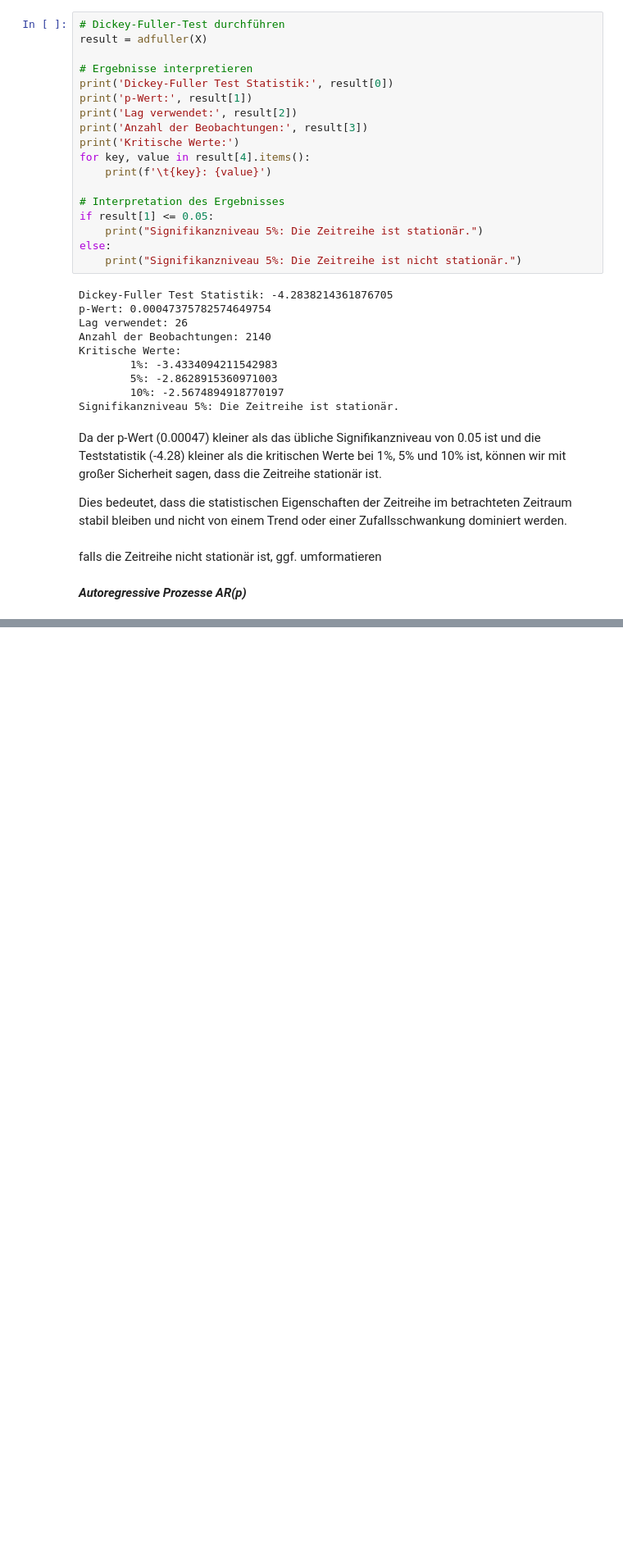
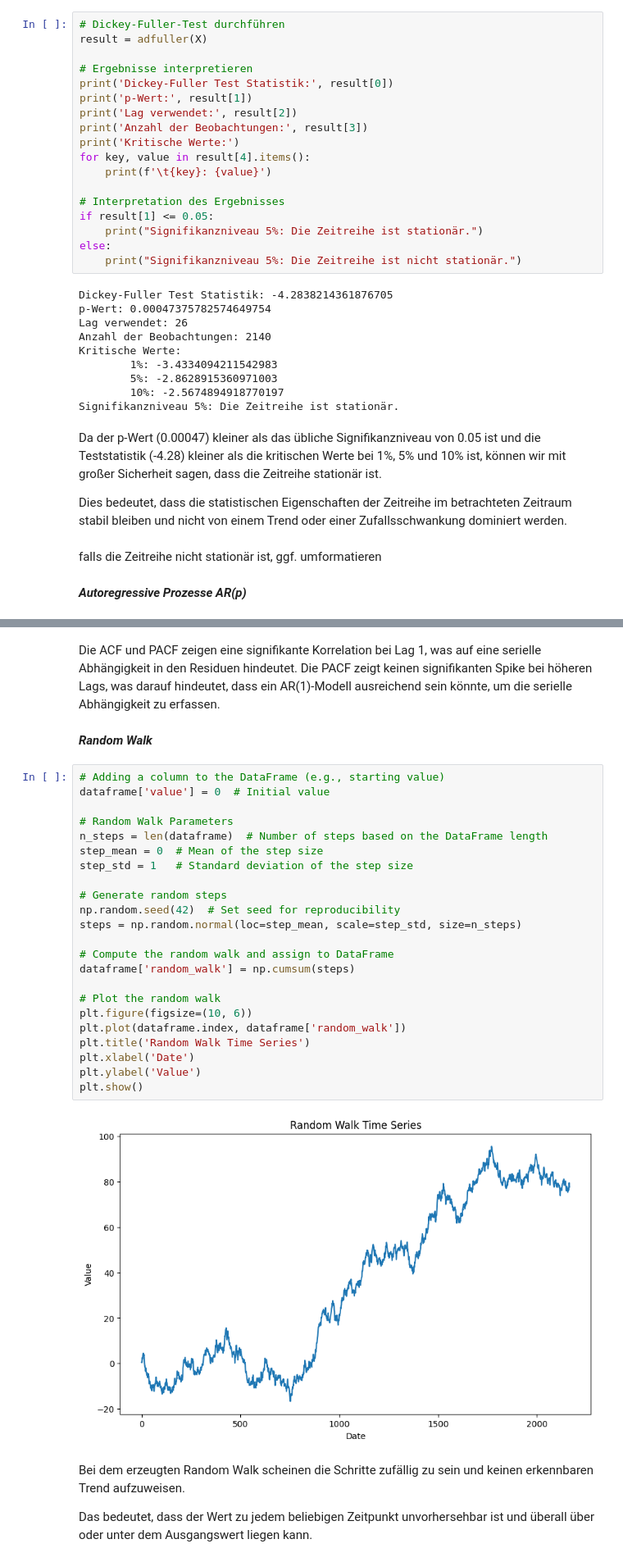
Before and after one commit to BrockherdeT/econometrics, a Jupyter notebook: shared_A4.ipynb, the cells around one changed output, grey strips where cells are left out. Shown at 82% size. Saved outputs shown, nothing was run; the diff lists cells and outputs as text; blank space fills up the shorter version.

```diff
--- a/shared_A4.ipynb
+++ b/shared_A4.ipynb
@@ -433,0 +549,34 @@ Text(0, 0.5, 'Partial Autocorrelation')
+# %% [markdown]
+Die ACF und PACF zeigen eine signifikante Korrelation bei Lag 1, was auf eine serielle Abhängigkeit in den Residuen hindeutet.
+Die PACF zeigt keinen signifikanten Spike bei höheren Lags, was darauf hindeutet, dass ein AR(1)-Modell ausreichend sein könnte, um die serielle Abhängigkeit zu erfassen.
+# %% [markdown]
+***Random Walk***
+# %%
+# Adding a column to the DataFrame (e.g., starting value)
+dataframe['value'] = 0  # Initial value
+
+# Random Walk Parameters
+n_steps = len(dataframe)  # Number of steps based on the DataFrame length
+step_mean = 0  # Mean of the step size
+step_std = 1   # Standard deviation of the step size
+
+# Generate random steps
+np.random.seed(42)  # Set seed for reproducibility
+steps = np.random.normal(loc=step_mean, scale=step_std, size=n_steps)
+
+# Compute the random walk and assign to DataFrame
+dataframe['random_walk'] = np.cumsum(steps)
+
+# Plot the random walk
+plt.figure(figsize=(10, 6))
+plt.plot(dataframe.index, dataframe['random_walk'])
+plt.title('Random Walk Time Series')
+plt.xlabel('Date')
+plt.ylabel('Value')
+plt.show()
+# %% [output]
+[figure, added]
+# %% [markdown]
+Bei dem erzeugten Random Walk scheinen die Schritte zufällig zu sein und keinen erkennbaren Trend aufzuweisen.
+
+Das bedeutet, dass der Wert zu jedem beliebigen Zeitpunkt unvorhersehbar ist und überall über oder unter dem Ausgangswert liegen kann.
```
Also changed, not shown: parts of 30 cells of this notebook.
